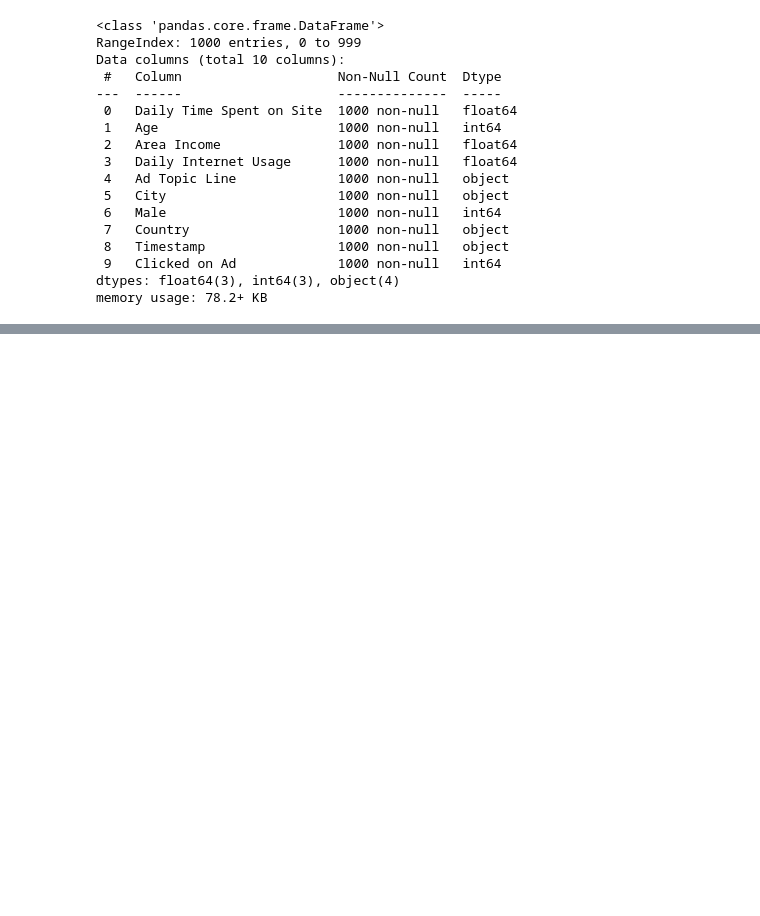
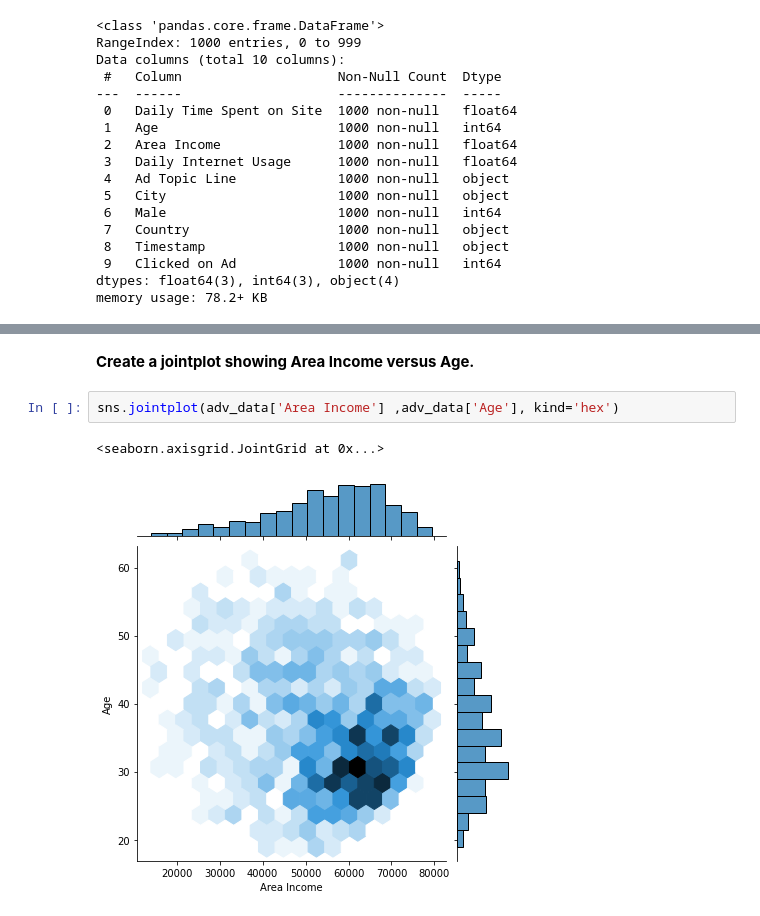
Before and after one commit to KumarGaurav20/ML-HOMEWORK, a Jupyter notebook: Assignment_02_Logistic_Regression_Project.ipynb, the cells around one changed output, grey strips where cells are left out. Cells and saved outputs as stored; diff of their text form; blank space fills up the shorter version.

```diff
--- a/Assignment_02_Logistic_Regression_Project.ipynb
+++ b/Assignment_02_Logistic_Regression_Project.ipynb
@@ -99,0 +113,7 @@ adv_data.describe()
+# %% [markdown]
+**Create a jointplot showing Area Income versus Age.**
+# %%
+sns.jointplot(adv_data['Area Income'] ,adv_data['Age'], kind='hex')
+# %% [output]
+<seaborn.axisgrid.JointGrid at 0x...>
+[figure, added]
```
Also changed, not shown: parts of 3 cells of this notebook.
